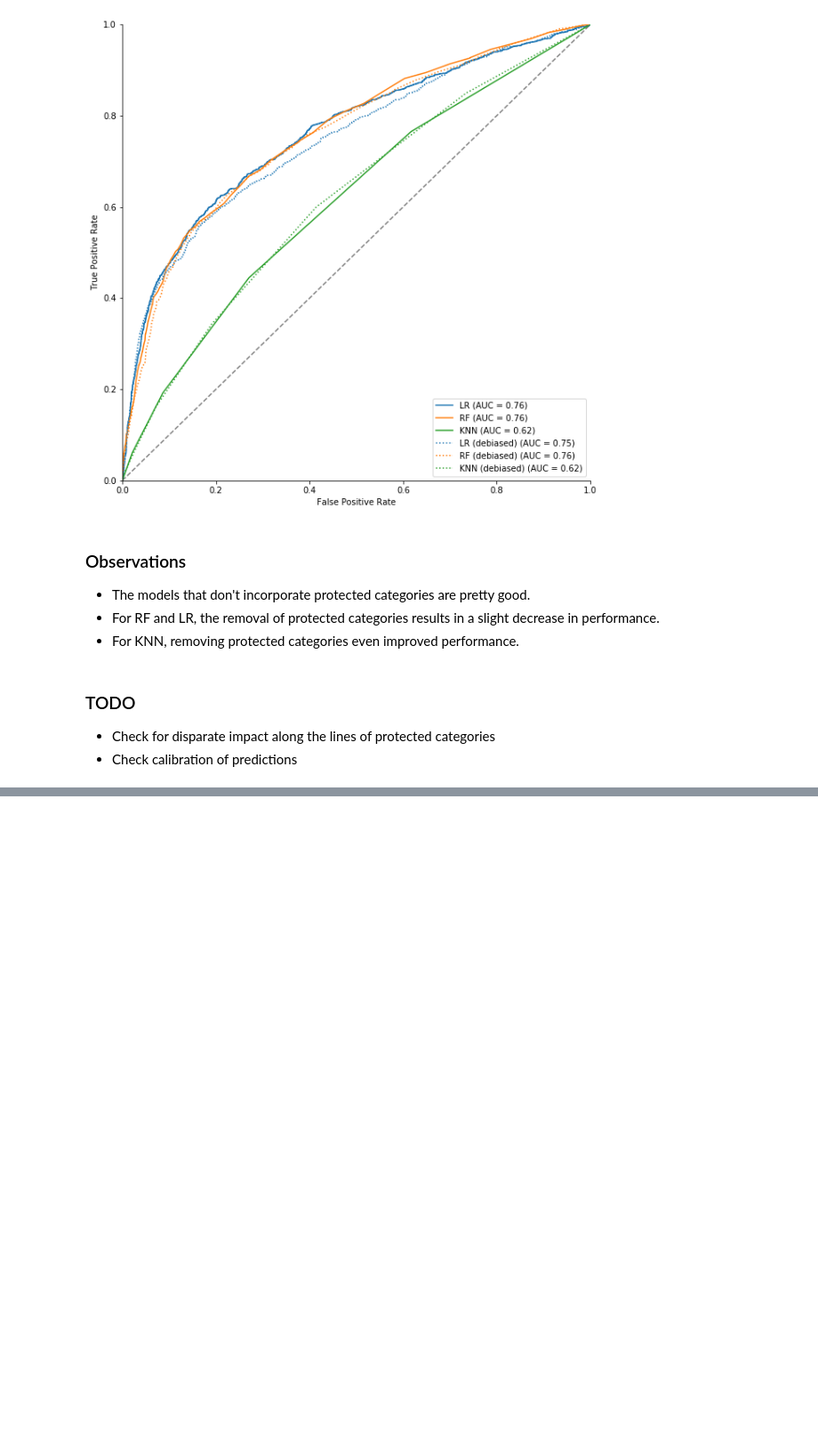
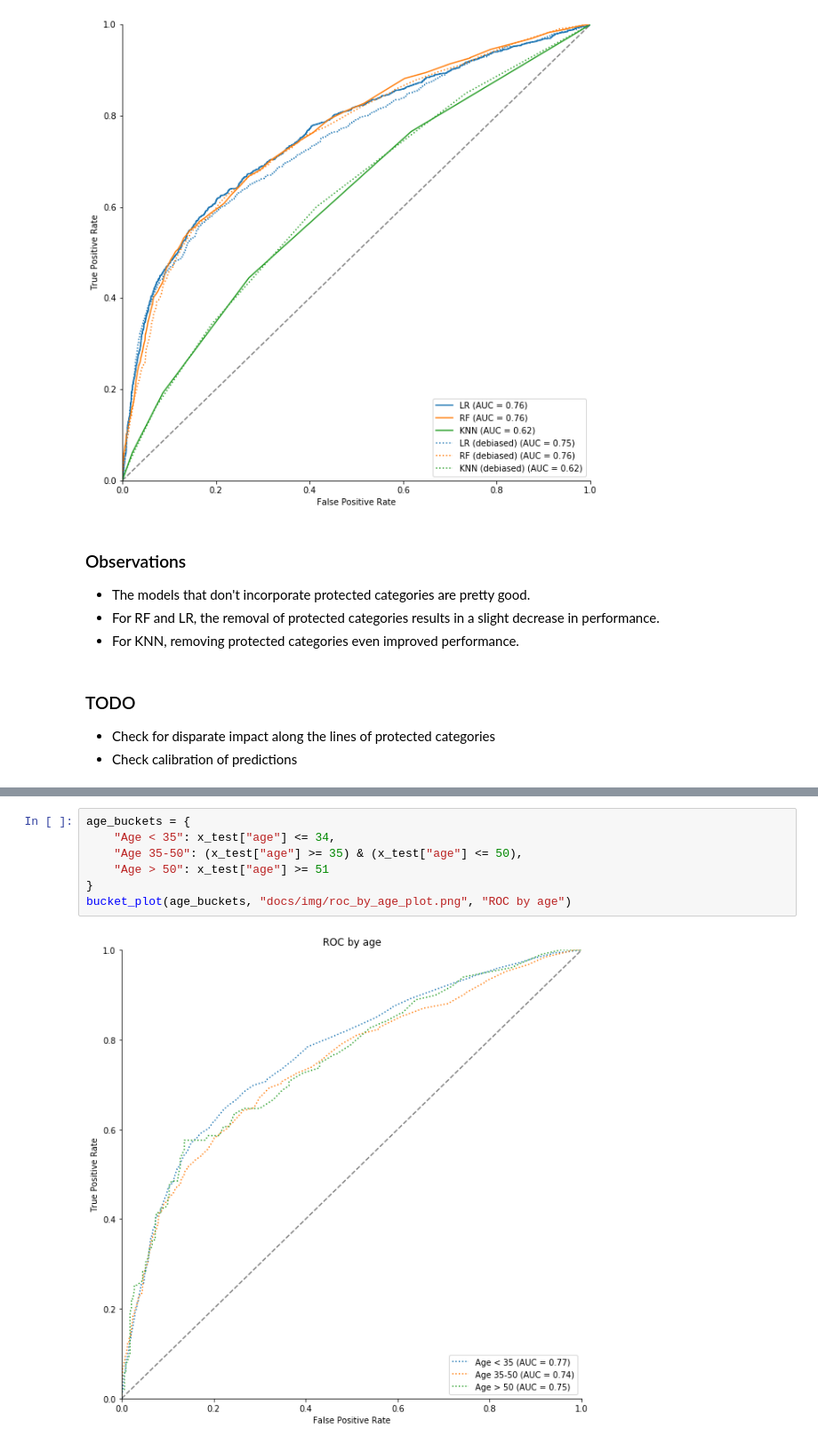
Before and after one commit to JanGeffert/AC221-FinalProject, a Jupyter notebook: eda_miru.ipynb, the cells around one changed output, grey strips where cells are left out. Shown at 89% size. Drawn from its saved outputs; the diff is of its cells as text; blank space fills up the shorter version.

```diff
--- a/eda_miru.ipynb
+++ b/eda_miru.ipynb
@@ -792,0 +779,9 @@ plt.show()
+# %%
+age_buckets = {
+    "Age < 35": x_test["age"] <= 34,
+    "Age 35-50": (x_test["age"] >= 35) & (x_test["age"] <= 50),
+    "Age > 50": x_test["age"] >= 51
+}
+bucket_plot(age_buckets, "docs/img/roc_by_age_plot.png", "ROC by age")
+# %% [output]
+[figure, added]
```
Also changed, not shown: parts of 9 cells of this notebook, 4 other files.
